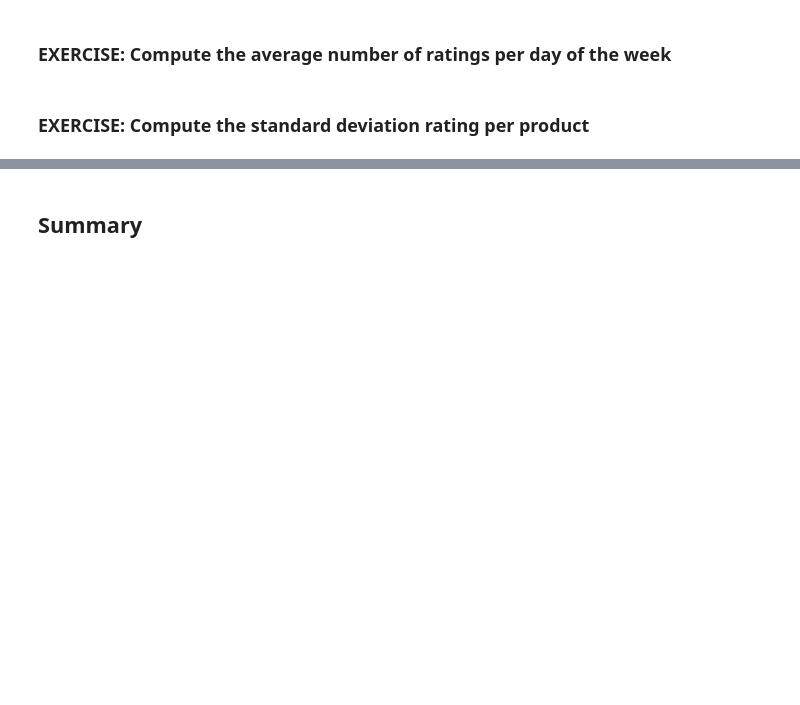
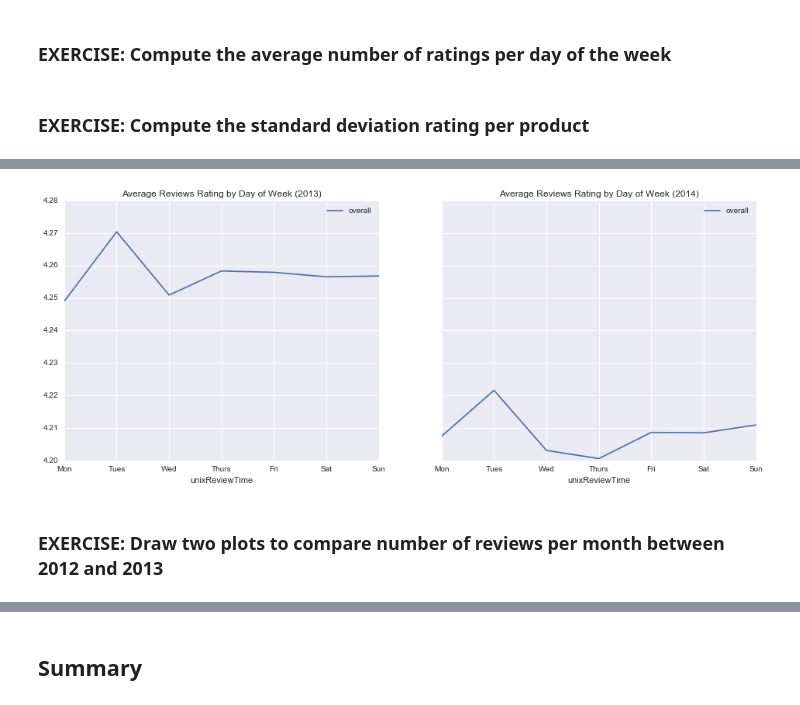
Before and after one commit to aterrel/pydata101, a Jupyter notebook: 1-pandas.ipynb, the cells around one changed output, grey strips where cells are left out. Saved outputs shown, nothing was run; the diff lists cells and outputs as text; code cells hidden in the pictures; blank space fills up the shorter version.

```diff
--- a/1-pandas.ipynb
+++ b/1-pandas.ipynb
@@ -414,0 +480,16 @@ Name: reviewText, dtype: int64
+# %%
+import matplotlib.pyplot as plt
+
+by_weekday = df.groupby([df.unixReviewTime.dt.year,
+                              df.unixReviewTime.dt.dayofweek]).mean()
+by_weekday.columns.name = None  # remove label for plot
+
+fig, ax = plt.subplots(1, 2, figsize=(16, 6), sharey=True)
+by_weekday.loc[2013].plot(title='Average Reviews Rating by Day of Week (2013)', ax=ax[0]);
+by_weekday.loc[2014].plot(title='Average Reviews Rating by Day of Week (2014)', ax=ax[1]);
+for axi in ax:
+    axi.set_xticklabels(['Mon', 'Tues', 'Wed', 'Thurs', 'Fri', 'Sat', 'Sun'])
+# %% [output]
+[figure, added]
+# %% [markdown]
+### EXERCISE: Draw two plots to compare number of  reviews per month between 2012 and 2013
```
Also changed, not shown: parts of 31 cells of this notebook.
